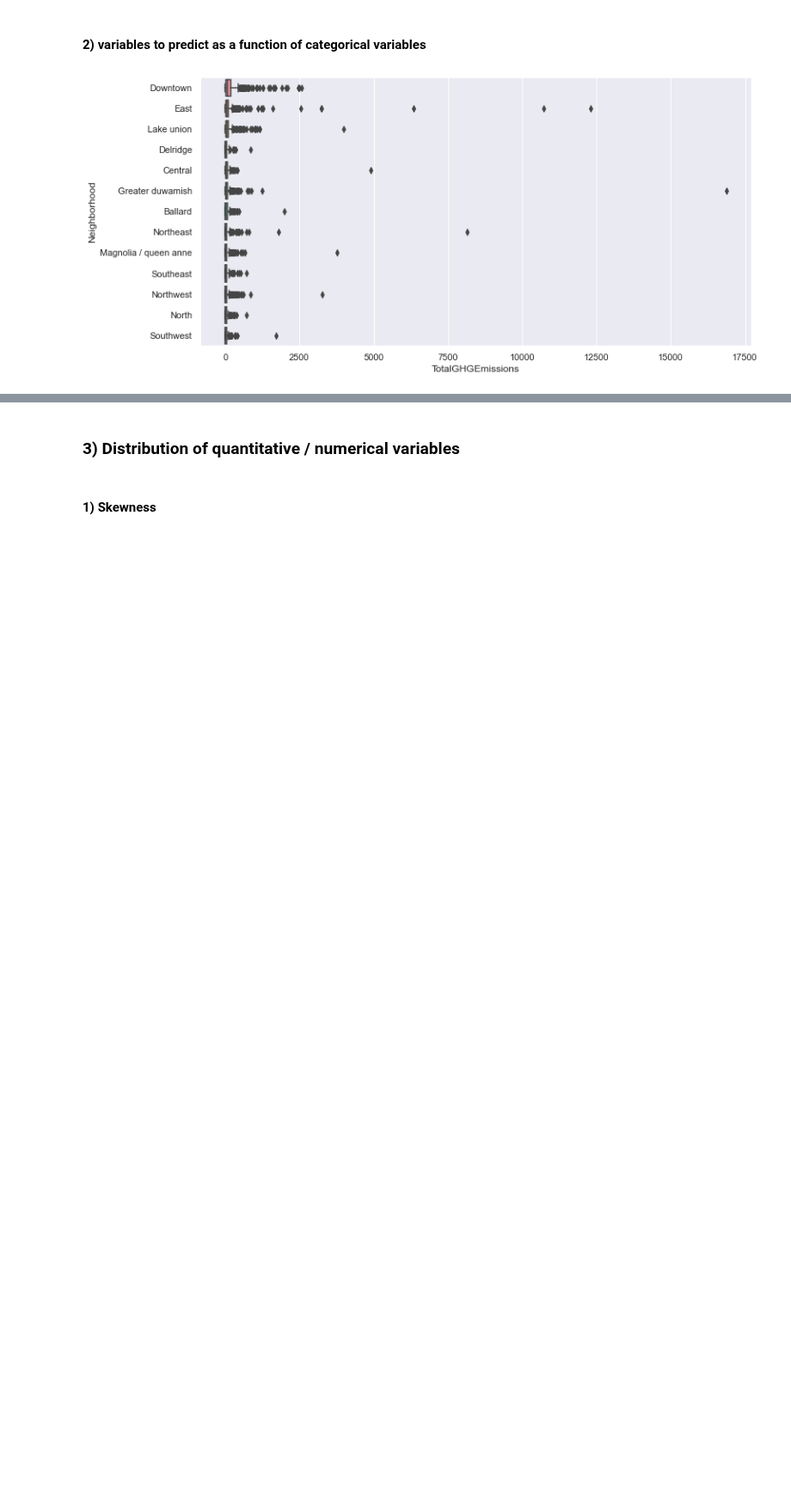
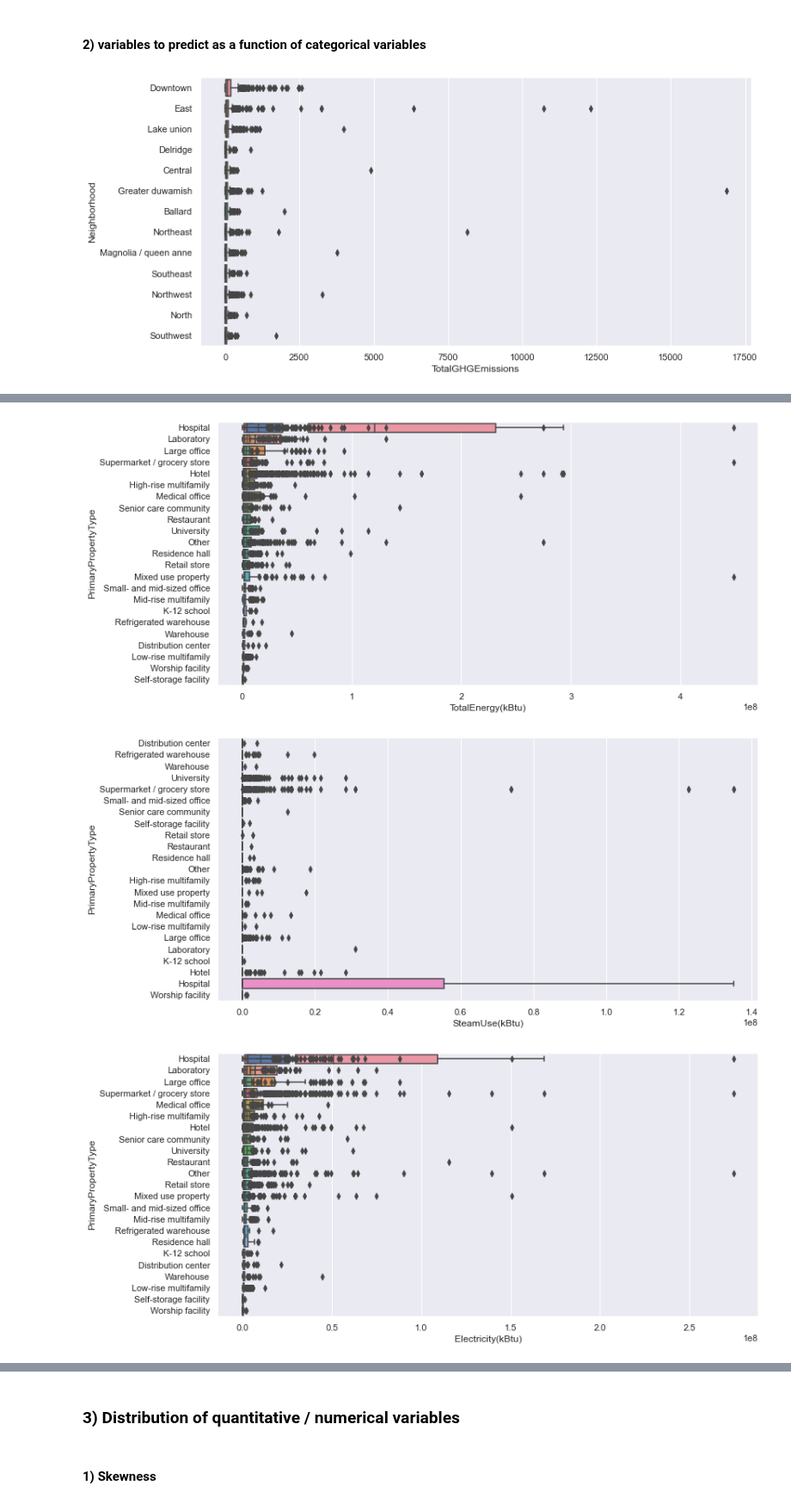
Before and after one commit to oumeima-elgharbi/P4_Data_Science_OpenClassrooms, a Jupyter notebook: P4_02_exploratory_data_analysis.ipynb, the cells around one changed output, grey strips where cells are left out. Shown at 86% size. Saved outputs shown, nothing was run; the diff lists cells and outputs as text; code cells hidden in the pictures; blank space fills up the shorter version.

```diff
--- a/P4_02_exploratory_data_analysis.ipynb
+++ b/P4_02_exploratory_data_analysis.ipynb
@@ -281,0 +219,7 @@ box_categorical(data_v1, col_categorical="PrimaryPropertyType", col_numeric="Tot
+# %%
+for feature in categorical_features:
+    display_boxplot_per_feature(data_v1, all_features=features_to_predict, category=feature)
+# %% [output]
+[figure, added]
+[figure, added]
+[figure, added]
```
Also changed, not shown: parts of 38 cells of this notebook, 9 other files.
